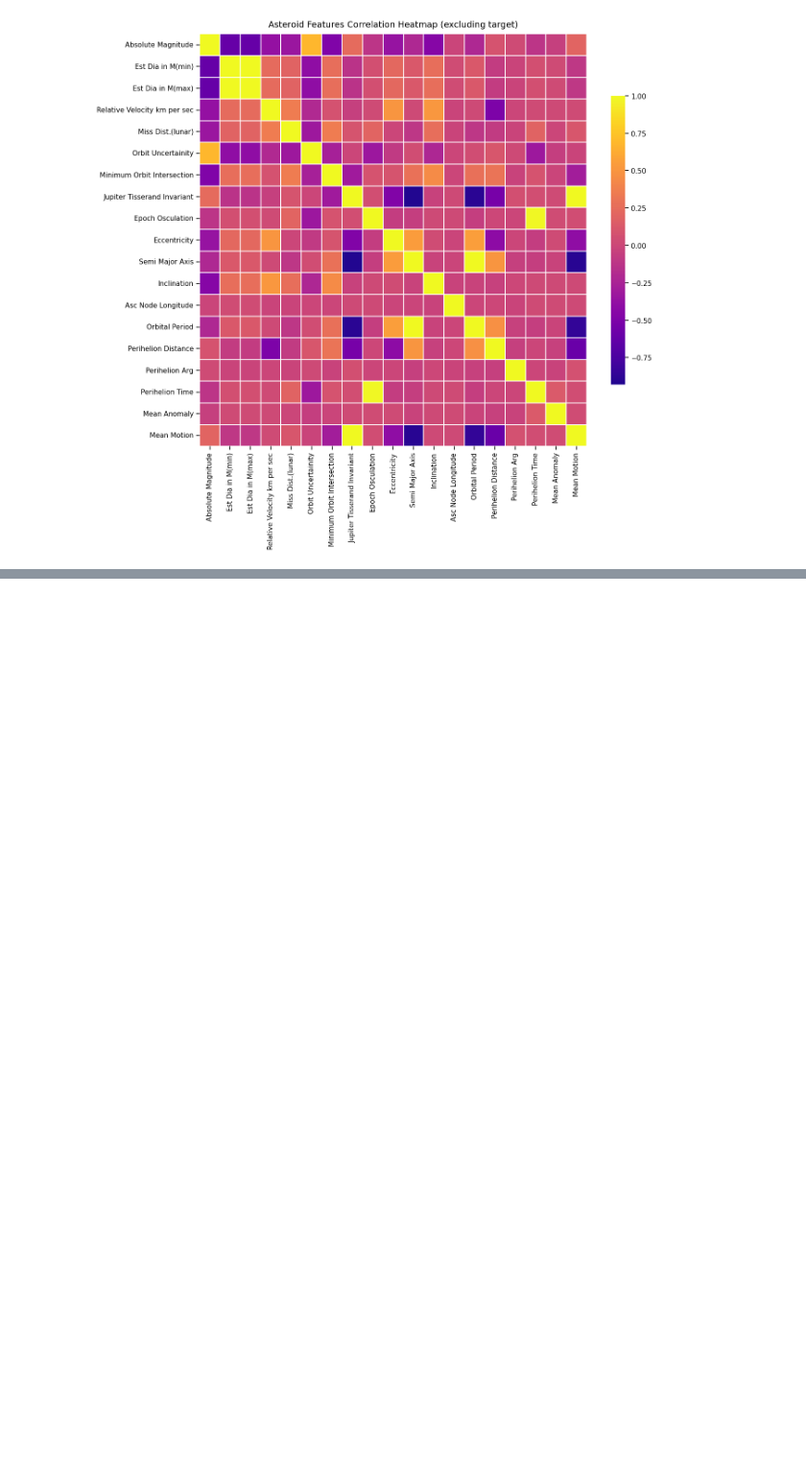
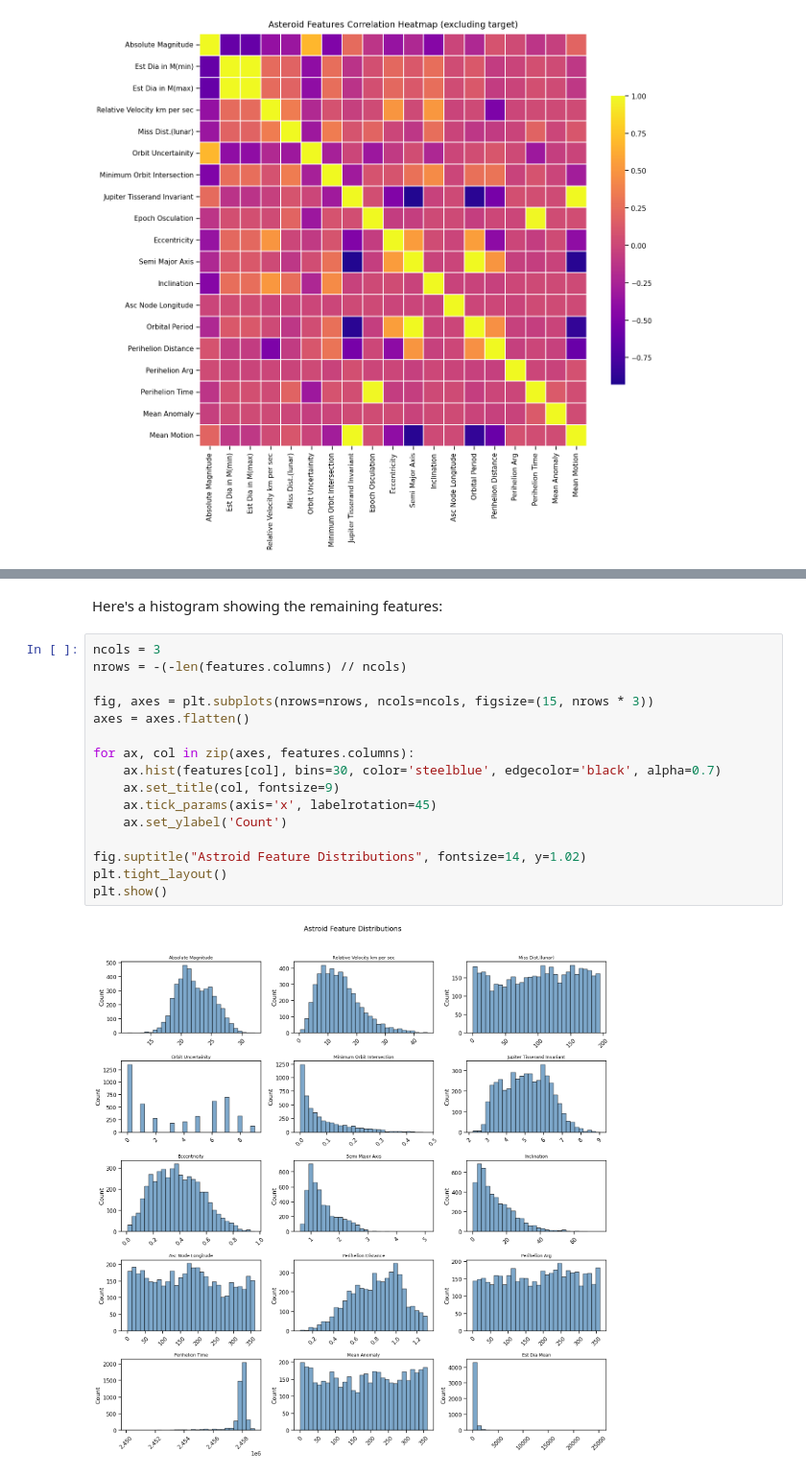
Before and after one commit to Kate-Zilla/NASA-asteriod-classification, a Jupyter notebook: asteroid_classifier.ipynb, the cells around one changed output, grey strips where cells are left out. Shown: that part at 96% size. Drawn from its saved outputs; the diff is of its cells as text; blank space fills up the shorter version.

```diff
--- a/asteroid_classifier.ipynb
+++ b/asteroid_classifier.ipynb
@@ -297,0 +402,20 @@ plt.show()
+# %% [markdown]
+Here's a histogram showing the remaining features:
+# %%
+ncols = 3
+nrows = -(-len(features.columns) // ncols)
+
+fig, axes = plt.subplots(nrows=nrows, ncols=ncols, figsize=(15, nrows * 3))
+axes = axes.flatten()
+
+for ax, col in zip(axes, features.columns):
+    ax.hist(features[col], bins=30, color='steelblue', edgecolor='black', alpha=0.7)
+    ax.set_title(col, fontsize=9)
+    ax.tick_params(axis='x', labelrotation=45)
+    ax.set_ylabel('Count')
+
+fig.suptitle("Astroid Feature Distributions", fontsize=14, y=1.02)
+plt.tight_layout()
+plt.show()
+# %% [output]
+[figure, added]
```
Also changed, not shown: parts of 7 cells of this notebook.
